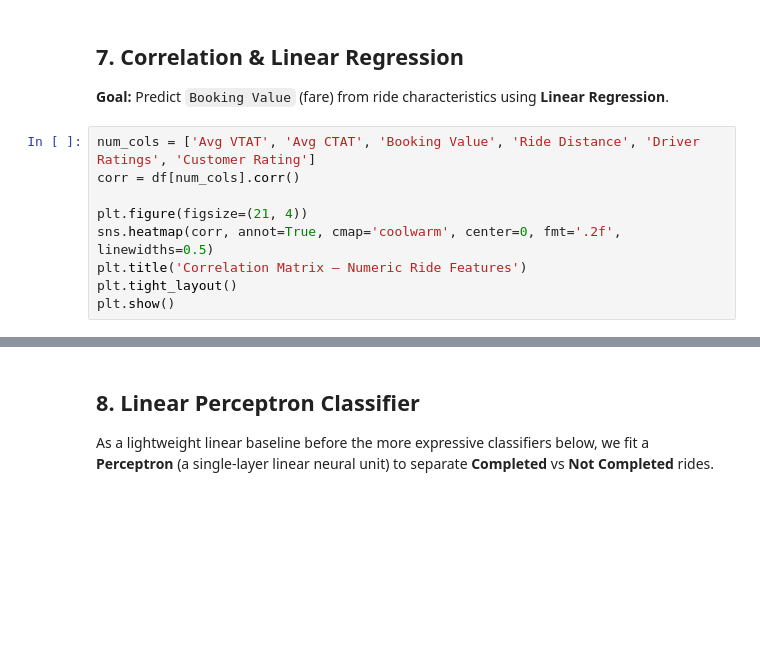
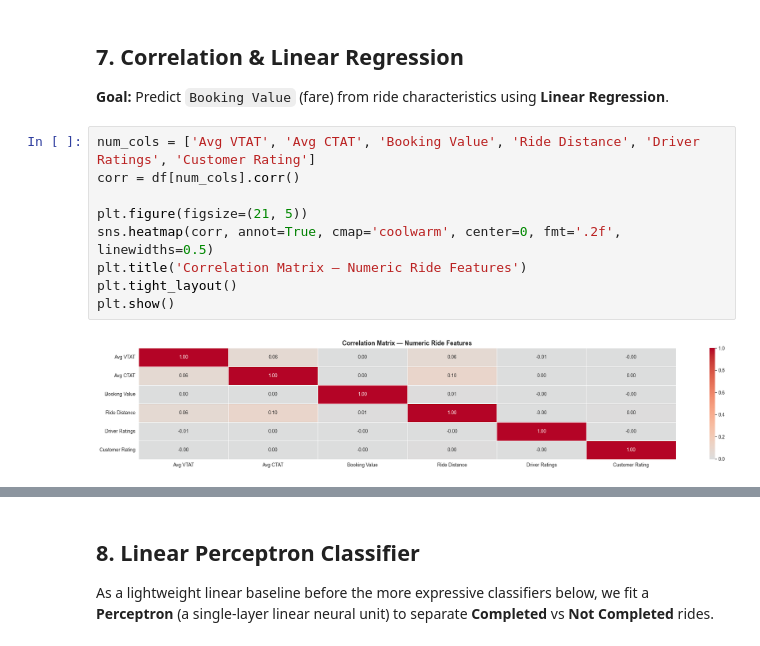
Before and after one commit to dondonedmond82/ncr_ride_bookings, a Jupyter notebook: NCR_Ride_Booking_Analysis.ipynb, the cells around one changed output, grey strips where cells are left out. Drawn from its saved outputs; the diff is of its cells as text; blank space fills up the shorter version.

```diff
--- a/NCR_Ride_Booking_Analysis.ipynb
+++ b/NCR_Ride_Booking_Analysis.ipynb
@@ -253,12 +360,14 @@ plt.show()
 # %%
 num_cols = ['Avg VTAT', 'Avg CTAT', 'Booking Value', 'Ride Distance', 'Driver Ratings', 'Customer Rating']
 corr = df[num_cols].corr()
 
-plt.figure(figsize=(21, 4))
+plt.figure(figsize=(21, 5))
 sns.heatmap(corr, annot=True, cmap='coolwarm', center=0, fmt='.2f', linewidths=0.5)
 plt.title('Correlation Matrix — Numeric Ride Features')
 plt.tight_layout()
 plt.show()
+# %% [output]
+[figure, added]
 # %%
 # Build regression dataset from completed rides only (these are the only rows with a fare)
 reg_df = df[df['Booking Status'] == 'Completed'].copy()
```
Also changed, not shown: parts of 21 cells of this notebook.
